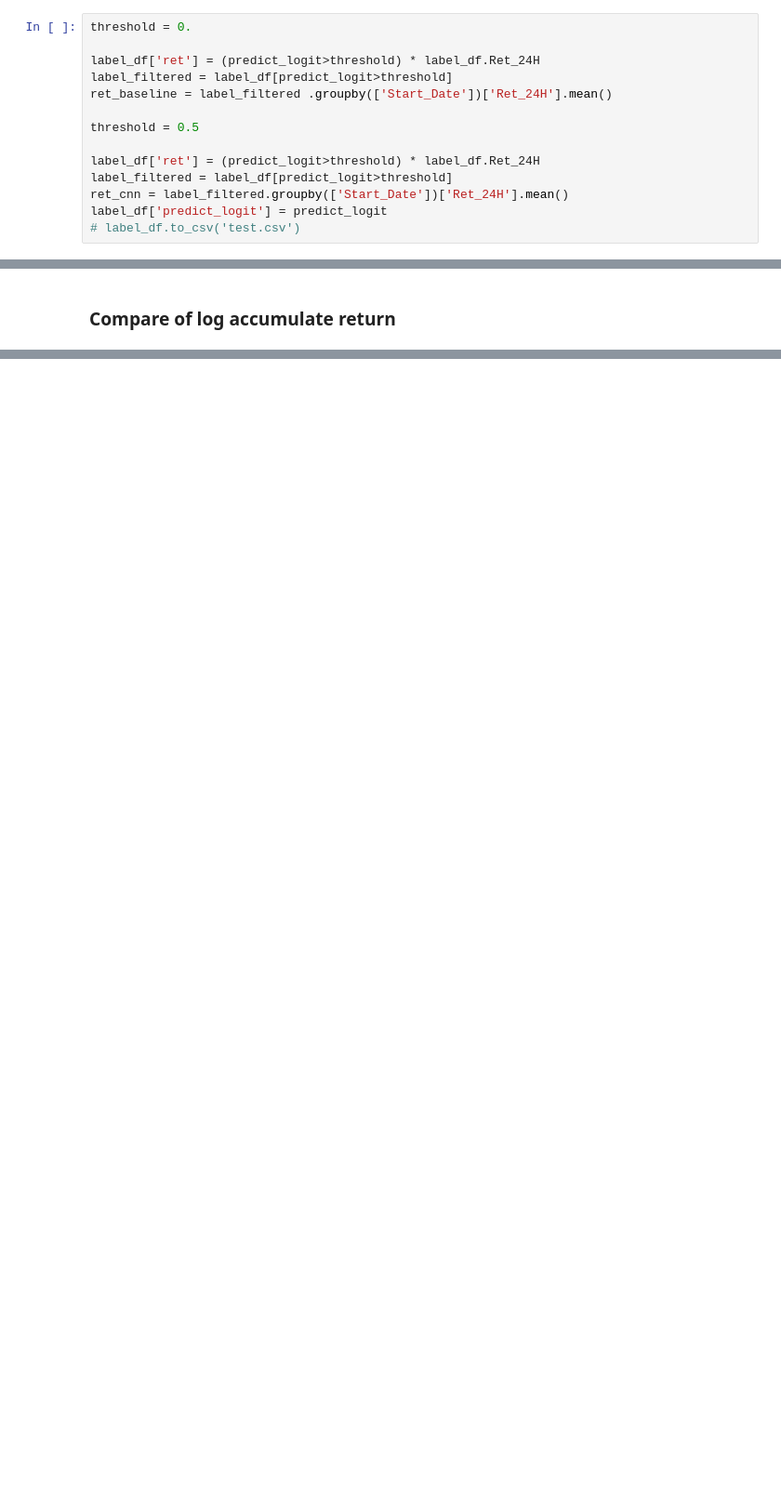
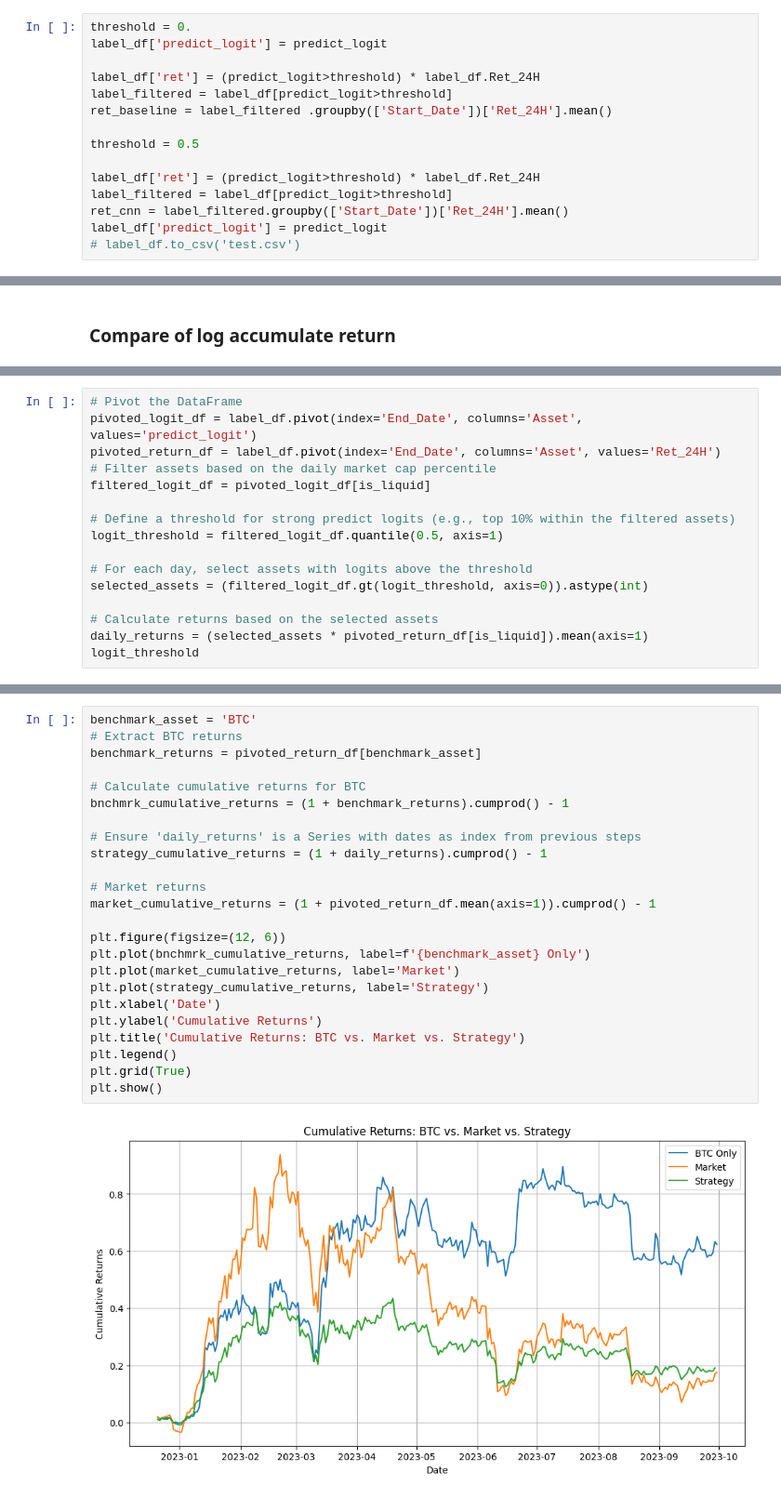
Before and after one commit to DarthShoge/Crypto_CNN, a Jupyter notebook: notebooks/test_crypto.ipynb, the cells around one changed output, grey strips where cells are left out. Shown at 93% size. Drawn from its saved outputs; the diff is of its cells as text; blank space fills up the shorter version.

```diff
--- a/notebooks/test_crypto.ipynb
+++ b/notebooks/test_crypto.ipynb
@@ -154,6 +154,7 @@ from matplotlib import pyplot as plt
 ### Same Weighted
 # %%
 threshold = 0.
+label_df['predict_logit'] = predict_logit
 
 label_df['ret'] = (predict_logit>threshold) * label_df.Ret_24H
 label_filtered = label_df[predict_logit>threshold]
@@ -292,0 +237,16 @@ plt.plot(log_ret_cnn - log_ret_baseline, alpha=0.6, lw=2)
+# %%
+# Pivot the DataFrame
+pivoted_logit_df = label_df.pivot(index='End_Date', columns='Asset', values='predict_logit')
+pivoted_return_df = label_df.pivot(index='End_Date', columns='Asset', values='Ret_24H')
+# Filter assets based on the daily market cap percentile
+filtered_logit_df = pivoted_logit_df[is_liquid]
+
+# Define a threshold for strong predict logits (e.g., top 10% within the filtered assets)
+logit_threshold = filtered_logit_df.quantile(0.5, axis=1)
+
+# For each day, select assets with logits above the threshold
+selected_assets = (filtered_logit_df.gt(logit_threshold, axis=0)).astype(int)
+
+# Calculate returns based on the selected assets
+daily_returns = (selected_assets * pivoted_return_df[is_liquid]).mean(axis=1)
+logit_threshold
@@ -292,0 +281,26 @@ plt.plot(log_ret_cnn - log_ret_baseline, alpha=0.6, lw=2)
+# %%
+benchmark_asset = 'BTC'
+# Extract BTC returns
+benchmark_returns = pivoted_return_df[benchmark_asset]
+
+# Calculate cumulative returns for BTC
+bnchmrk_cumulative_returns = (1 + benchmark_returns).cumprod() - 1
+
+# Ensure 'daily_returns' is a Series with dates as index from previous steps
+strategy_cumulative_returns = (1 + daily_returns).cumprod() - 1
+
+# Market returns
+market_cumulative_returns = (1 + pivoted_return_df.mean(axis=1)).cumprod() - 1
+
+plt.figure(figsize=(12, 6))
+plt.plot(bnchmrk_cumulative_returns, label=f'{benchmark_asset} Only')
+plt.plot(market_cumulative_returns, label='Market')
+plt.plot(strategy_cumulative_returns, label='Strategy')
+plt.xlabel('Date')
+plt.ylabel('Cumulative Returns')
+plt.title('Cumulative Returns: BTC vs. Market vs. Strategy')
+plt.legend()
+plt.grid(True)
+plt.show()
+# %% [output]
+[figure, added]
```
Also changed, not shown: parts of 10 cells of this notebook.
